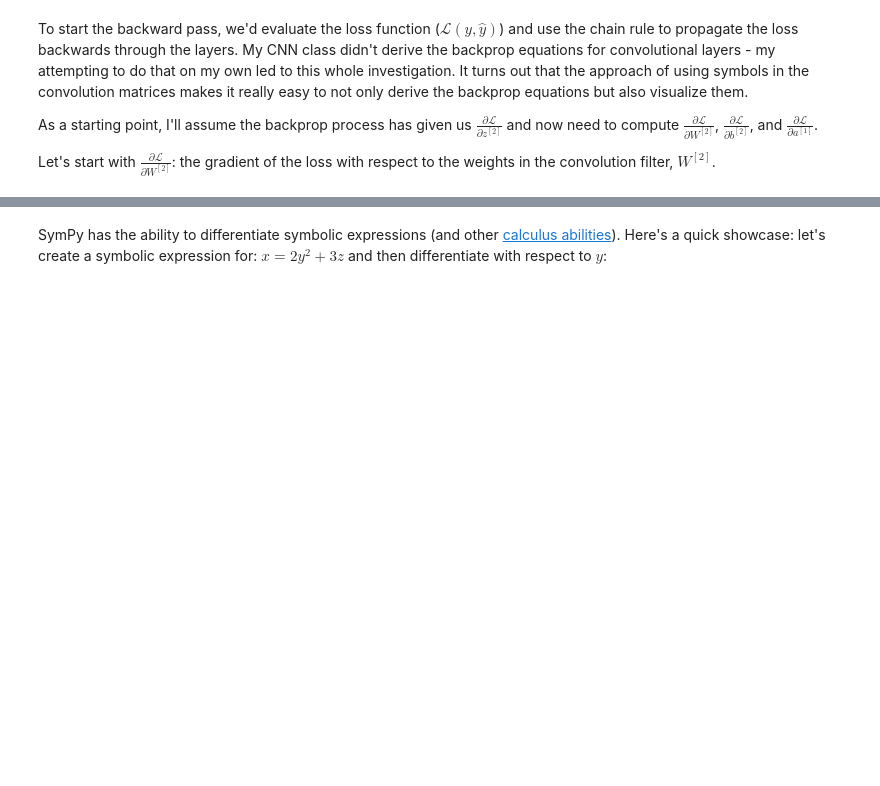
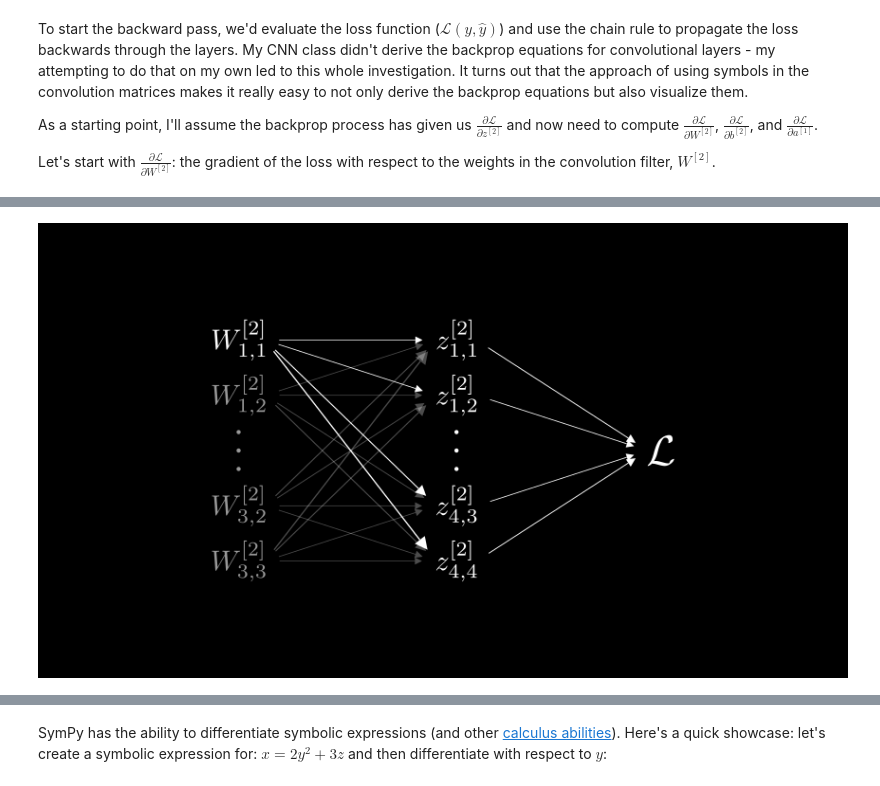
Before and after one commit to spather/sym-conv, a Jupyter notebook: notebooks/sym-conv.ipynb, the cells around one changed output, grey strips where cells are left out. Saved outputs shown, nothing was run; the diff lists cells and outputs as text; code cells hidden in the pictures; blank space fills up the shorter version.

Commit message:
Add diagram for computation graph from W to z

```diff
--- a/notebooks/sym-conv.ipynb
+++ b/notebooks/sym-conv.ipynb
@@ -750,0 +796,5 @@ We could of course work out by hand what this would be. But we've got a whole sy
+# %%
+# | echo: false
+render_final_frame(ComputationGraphWtoZ)
+# %% [output]
+[figure, added]
```
Also changed, not shown: parts of 3 cells of this notebook.
